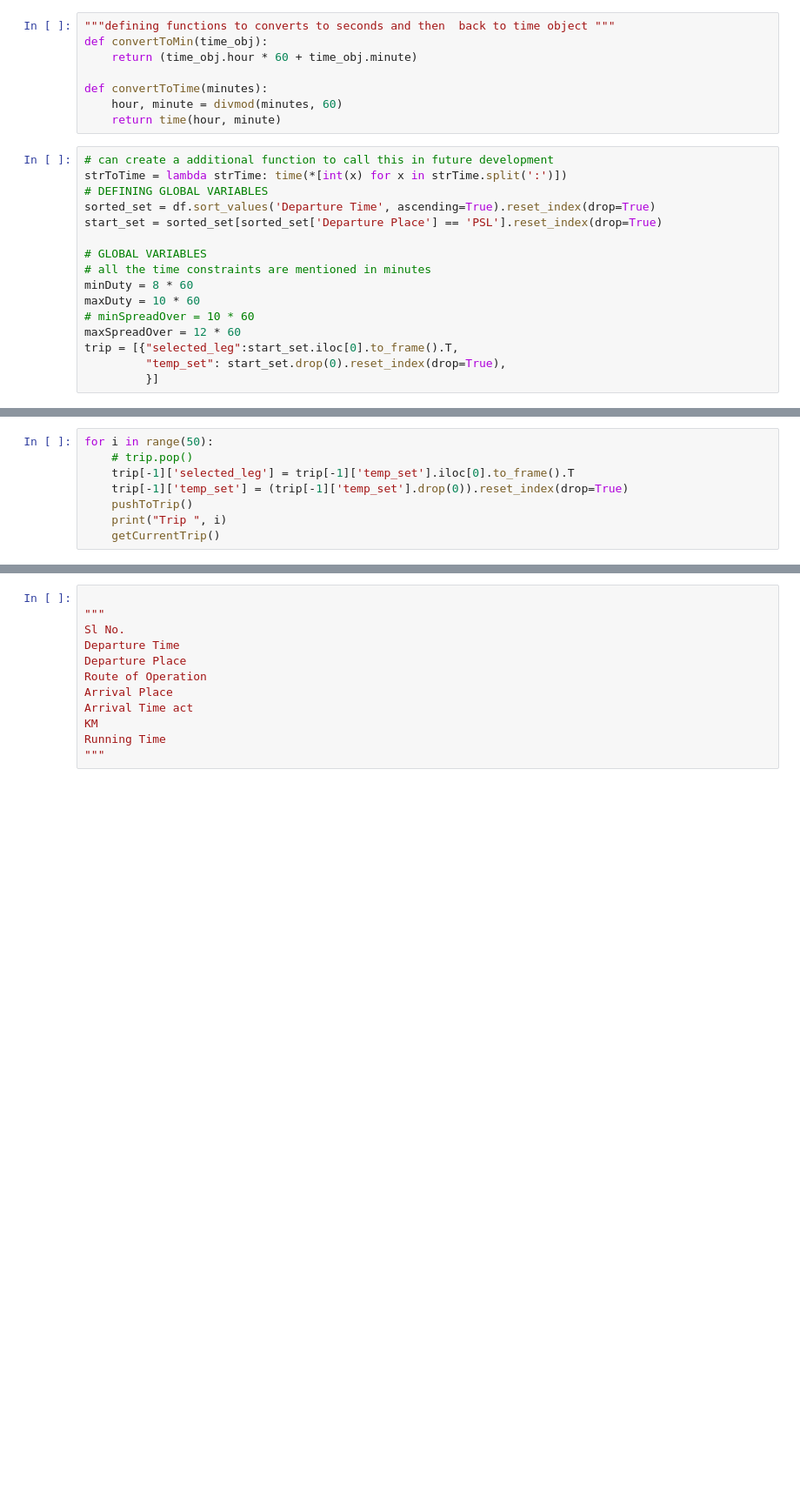
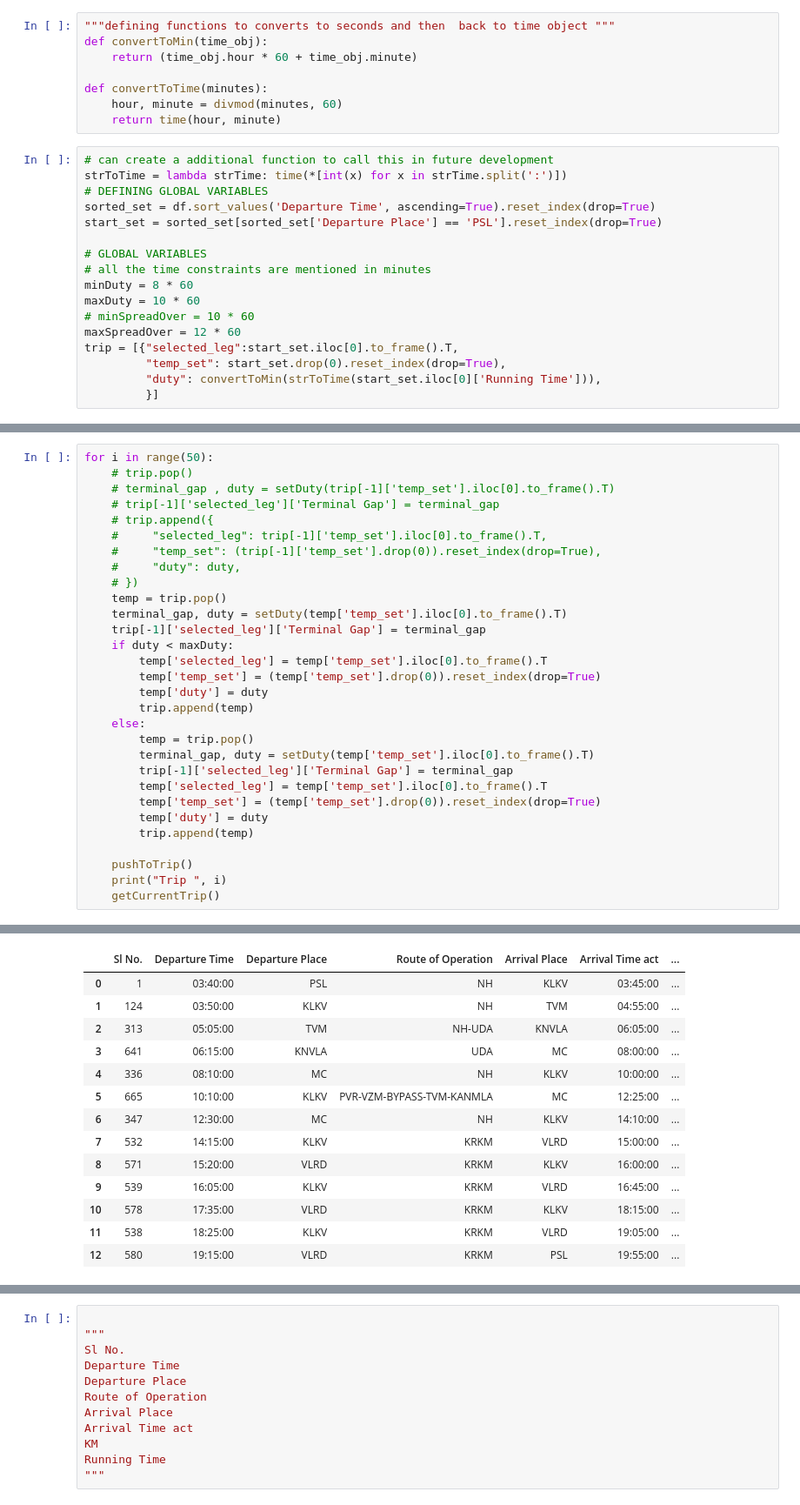
Before and after one commit to vimalbabu2229/natpac_sheduling, a Jupyter notebook: stackMethod.ipynb, the cells around one changed output, grey strips where cells are left out. Shown: that part at 87% size. Drawn from its saved outputs; the diff is of its cells as text; blank space fills up the shorter version.

```diff
--- a/stackMethod.ipynb
+++ b/stackMethod.ipynb
@@ -28,4 +28,5 @@ maxDuty = 10 * 60
 maxSpreadOver = 12 * 60
 trip = [{"selected_leg":start_set.iloc[0].to_frame().T,
          "temp_set": start_set.drop(0).reset_index(drop=True),
+         "duty": convertToMin(strToTime(start_set.iloc[0]['Running Time'])),
          }]
@@ -65,8 +90,31 @@ getCurrentTrip()
-# %%
-for i in range(50):
-    # trip.pop()
-    trip[-1]['selected_leg'] = trip[-1]['temp_set'].iloc[0].to_frame().T
-    trip[-1]['temp_set'] = (trip[-1]['temp_set'].drop(0)).reset_index(drop=True)
-    pushToTrip()
-    print("Trip ", i)
-    getCurrentTrip()
+# %%
+for i in range(50):
+    # trip.pop()
+    # terminal_gap , duty = setDuty(trip[-1]['temp_set'].iloc[0].to_frame().T)
+    # trip[-1]['selected_leg']['Terminal Gap'] = terminal_gap
+    # trip.append({
+    #     "selected_leg": trip[-1]['temp_set'].iloc[0].to_frame().T,
+    #     "temp_set": (trip[-1]['temp_set'].drop(0)).reset_index(drop=True),
+    #     "duty": duty,
+    # })
+    temp = trip.pop()
+    terminal_gap, duty = setDuty(temp['temp_set'].iloc[0].to_frame().T)
+    trip[-1]['selected_leg']['Terminal Gap'] = terminal_gap
+    if duty < maxDuty:
+        temp['selected_leg'] = temp['temp_set'].iloc[0].to_frame().T
+        temp['temp_set'] = (temp['temp_set'].drop(0)).reset_index(drop=True)
+        temp['duty'] = duty
+        trip.append(temp)
+    else:
+        temp = trip.pop()
+        terminal_gap, duty = setDuty(temp['temp_set'].iloc[0].to_frame().T)
+        trip[-1]['selected_leg']['Terminal Gap'] = terminal_gap
+        temp['selected_leg'] = temp['temp_set'].iloc[0].to_frame().T
+        temp['temp_set'] = (temp['temp_set'].drop(0)).reset_index(drop=True)
+        temp['duty'] = duty
+        trip.append(temp)
+
+    pushToTrip()
+    print("Trip ", i)
+    getCurrentTrip()
+# %% [output]
@@ -72,0 +190,14 @@ for i in range(50):
+|  | Sl No. | Departure Time | Departure Place | Route of Operation | Arrival Place | Arrival Time act | ... |
+| 0 | 1 | 03:40:00 | PSL | NH | KLKV | 03:45:00 | ... |
+| 1 | 124 | 03:50:00 | KLKV | NH | TVM | 04:55:00 | ... |
+| 2 | 313 | 05:05:00 | TVM | NH-UDA | KNVLA | 06:05:00 | ... |
+| 3 | 641 | 06:15:00 | KNVLA | UDA | MC | 08:00:00 | ... |
+| 4 | 336 | 08:10:00 | MC | NH | KLKV | 10:00:00 | ... |
+| 5 | 665 | 10:10:00 | KLKV | PVR-VZM-BYPASS-TVM-KANMLA | MC | 12:25:00 | ... |
+| 6 | 347 | 12:30:00 | MC | NH | KLKV | 14:10:00 | ... |
+| 7 | 532 | 14:15:00 | KLKV | KRKM | VLRD | 15:00:00 | ... |
+| 8 | 571 | 15:20:00 | VLRD | KRKM | KLKV | 16:00:00 | ... |
+| 9 | 539 | 16:05:00 | KLKV | KRKM | VLRD | 16:45:00 | ... |
+| 10 | 578 | 17:35:00 | VLRD | KRKM | KLKV | 18:15:00 | ... |
+| 11 | 538 | 18:25:00 | KLKV | KRKM | VLRD | 19:05:00 | ... |
+| 12 | 580 | 19:15:00 | VLRD | KRKM | PSL | 19:55:00 | ... |
```
Also changed, not shown: parts of 4 cells of this notebook.
